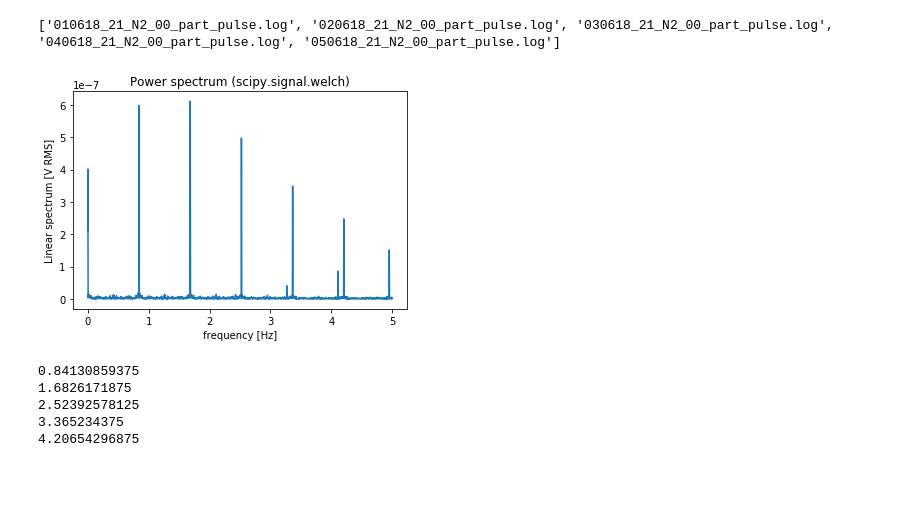
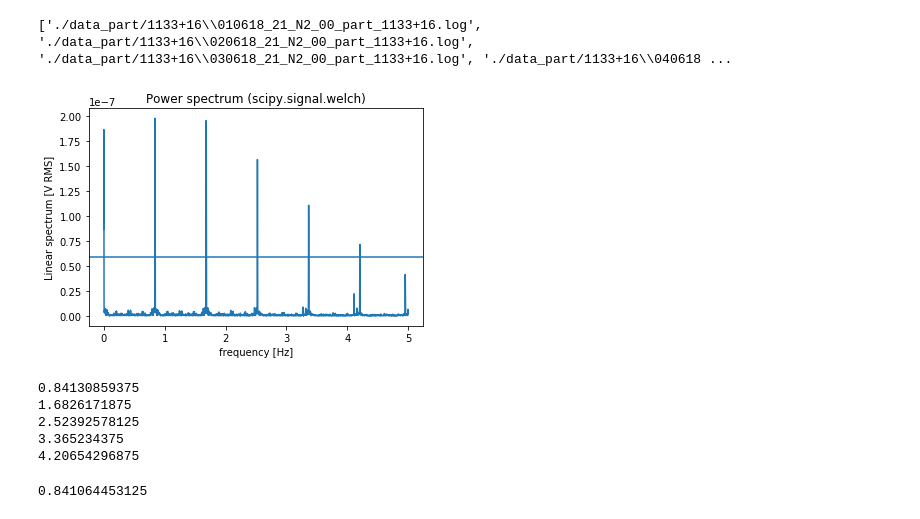
Before and after one commit to KazAndr/bsa3, a Jupyter notebook: det_period_in_joined.ipynb, the cells around one changed output. Saved outputs shown, nothing was run; the diff lists cells and outputs as text; code cells hidden in the pictures; blank space fills up the shorter version.

```diff
--- a/det_period_in_joined.ipynb
+++ b/det_period_in_joined.ipynb
@@ -12,11 +12,13 @@ from astropy.time import Time
 import matplotlib.pyplot as plt
 # %%
 resol = 0.1*u.second
+# %%
+pulsar = '1133+16'
 # %%
-files = sorted(glob.glob('*.log'))
+files = sorted(glob.glob('./data_part/' + pulsar + os.sep +'*' + pulsar + '.log'))
 print(files)
 # %% [output]
-['010618_21_N2_00_part_pulse.log', '020618_21_N2_00_part_pulse.log', '030618_21_N2_00_part_pulse.log', '040618_21_N2_00_part_pulse.log', '050618_21_N2_00_part_pulse.log']
+['./data_part/1133+16\\010618_21_N2_00_part_1133+16.log', './data_part/1133+16\\020618_21_N2_00_part_1133+16.log', './data_part/1133+16\\030618_21_N2_00_part_1133+16.log', './data_part/1133+16\\040618 ...
 # %%
 full_data = []
 for file in files:
@@ -24,12 +26,12 @@ for file in files:
         data = pickle.load(f)
     full_data.append(data)
 # %%
-joined_array = full_data[0][2]
-for i in range(1,len(full_data)):
+joined_array = full_data[0][3]
+for i in range(1,len(full_data[:5])):
     dt = full_data[i][1] - full_data[i-1][1]
     zeros = np.zeros(int(round((dt.to(u.second)/resol).value, 0)))
     joined_array = np.append(joined_array, zeros)
-    joined_array = np.append(joined_array, full_data[i][2])
+    joined_array = np.append(joined_array, full_data[i][3])
 # %%
 n = len(joined_array)
 # %%
@@ -49,16 +51,17 @@ fs = 10 # понять физический смысл этого числа
 # %%
 # signal.welch
 f_1, Pxx_spec = signal.welch(joined_array, fs, 'flattop', 2048*10, scaling='spectrum')
 plt.figure()
 plt.plot(f_1, Pxx_spec)
 #plt.plot(f, Pxx_den)
 plt.xlabel('frequency [Hz]')
 plt.ylabel('Linear spectrum [V RMS]')
 plt.title('Power spectrum (scipy.signal.welch)')
+plt.axhline(0.3*np.max(Pxx_spec))
 # plt.xlim(0.8, 0.9)
 plt.show()
 # %% [output]
-[figure, old version]
+[figure, new version]
 # %%
 idx = np.argwhere(np.diff(np.sign(Pxx_spec - 0.3*np.max(Pxx_spec)))).flatten()
 # %%
@@ -73,3 +76,7 @@ for i in range(1, len(idx), 2):
 2.52392578125
 3.365234375
 4.20654296875
+# %%
+(f_1[idx[0]] + f_1[idx[1]])/2
+# %% [output]
+0.841064453125
```
Also changed, not shown: 1 other file.
